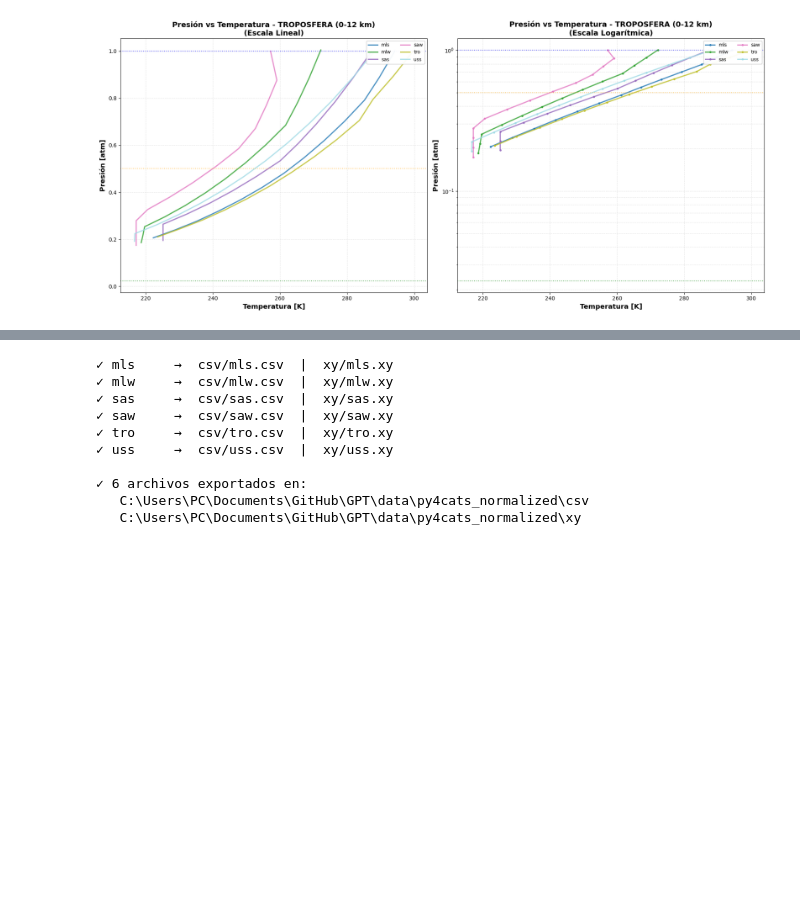
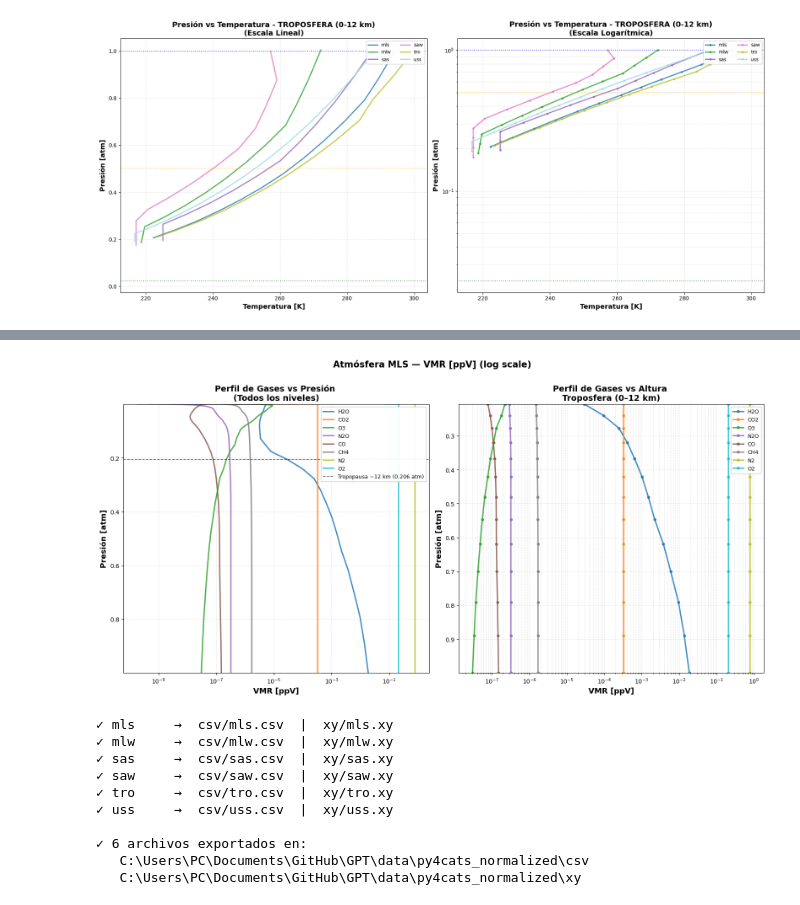
Before and after one commit to OscarMigue9/GPT, a Jupyter notebook: notebooks/Py4CATs.ipynb, the cells around one changed output, grey strips where cells are left out. Drawn from its saved outputs; the diff is of its cells as text; code cells hidden in the pictures; blank space fills up the shorter version.

```diff
--- a/notebooks/Py4CATs.ipynb
+++ b/notebooks/Py4CATs.ipynb
@@ -583,3 +654,55 @@ plt.show()
+# %%
+
+_mls      = datos_todos['mls.xy']
+z_mls     = _mls['z']
+p_mls     = _mls['pressure']
+tropo_mask = z_mls <= 12          # filtro por ALTURA, no por presión
+
+GASES_MLS  = ['H2O', 'CO2', 'O3', 'N2O', 'CO', 'CH4', 'N2', 'O2']
+gas_colors = plt.cm.tab10(np.linspace(0, 1, len(GASES_MLS)))
+
+fig, (ax1, ax2) = plt.subplots(1, 2, figsize=(16, 8))
+
+for idx, gas in enumerate(GASES_MLS):
+    vmr      = _mls[gas]
+    mask_pos = vmr > 0
+
+    # Izquierdo: todos los niveles
+    ax1.semilogx(vmr[mask_pos], p_mls[mask_pos],
+                 linewidth=2.2, label=gas, color=gas_colors[idx], alpha=0.85)
+
+    # Derecho: solo troposfera (z <= 12 km)
+    if tropo_mask.sum() > 0:
+        vmr_t  = vmr[tropo_mask]
+        p_t    = p_mls[tropo_mask]
+        mask_t = vmr_t > 0
+        ax2.semilogx(vmr_t[mask_t], p_t[mask_t],
+                     linewidth=2.2, label=gas, color=gas_colors[idx], alpha=0.85,
+                     marker='o', markersize=4)
+
+# Referencia de presión en la tropopausa (~0.19 atm ≈ 12 km en MLS)
+p_tropo = p_mls[tropo_mask].min() if tropo_mask.sum() > 0 else None
+if p_tropo is not None:
+    ax1.axhline(y=p_tropo, color='black', linestyle='--', linewidth=1.2,
+                alpha=0.6, label=f'Tropopausa ~12 km ({p_tropo:.3f} atm)')
+
+for ax in [ax1, ax2]:
+    ax.set_ylabel('Presión [atm]', fontsize=13, fontweight='bold')
+    ax.set_xlabel('VMR [ppV]',     fontsize=13, fontweight='bold')
+    ax.grid(True, alpha=0.3, linestyle='--', which='both')
+    ax.legend(loc='upper right', fontsize=9, framealpha=0.95)
+
+ax1.set_ylim(p_mls.max(), p_mls.min())
+ax1.set_title('Perfil de Gases vs Presión \n(Todos los niveles)', fontsize=14, fontweight='bold')
+
+ax2.set_ylim(p_mls[tropo_mask].max(), p_mls[tropo_mask].min())
+ax2.set_title('Perfil de Gases vs Altura \nTroposfera (0–12 km)', fontsize=14, fontweight='bold')
+
+plt.suptitle('Atmósfera MLS — VMR [ppV] (log scale)', fontsize=15, fontweight='bold', y=1.01)
+plt.tight_layout()
+plt.show()
+# %% [output]
+[figure, added]
 # %%
 # EXPORTAR DATOS NORMALIZADOS A data/py4cats_normalized/csv/ y /xy/
 import pandas as pd
```
Also changed, not shown: parts of 2 cells of this notebook, 3 other files.
